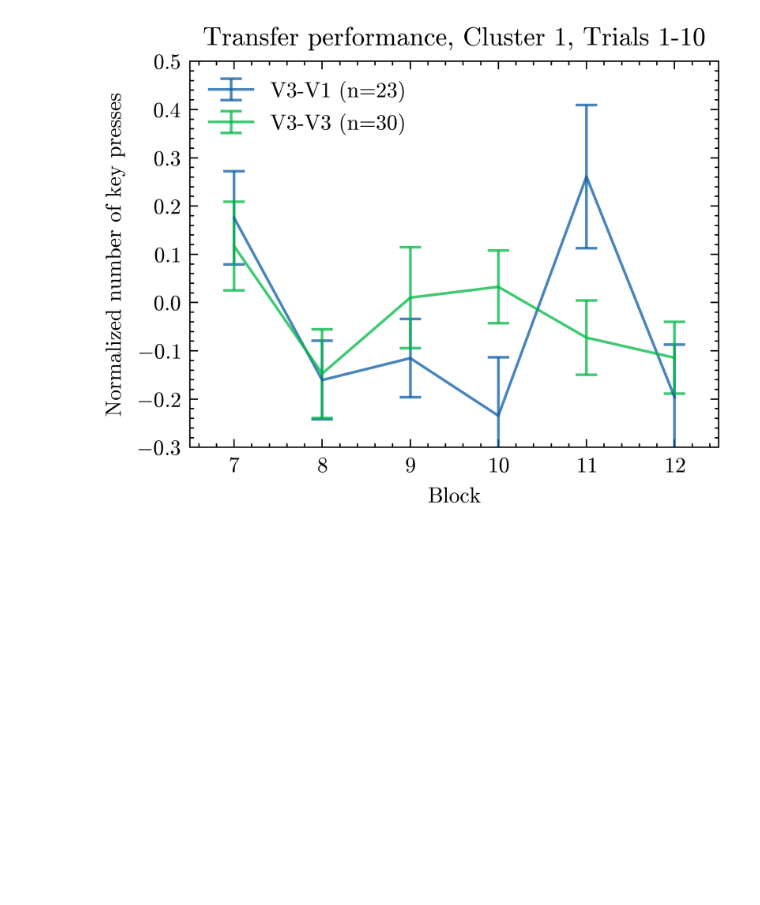
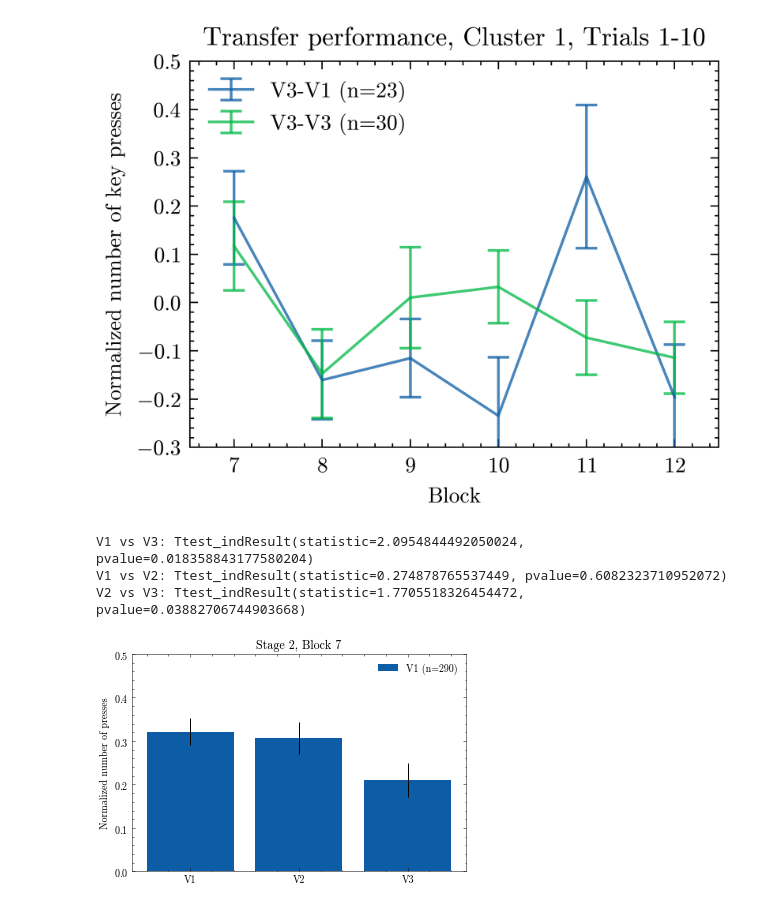
Before and after one commit to jl3676/learning_hierarchy, a Jupyter notebook: analyze_behavior.ipynb, the cells around one changed output. Cells and saved outputs as stored; diff of their text form; code cells hidden in the pictures; blank space fills up the shorter version.

Commit message:
plotting

```diff
--- a/analyze_behavior.ipynb
+++ b/analyze_behavior.ipynb
@@ -224,3 +221,38 @@ plotting.plot_transfer_learning_curves(all_data, meta_data, 'V2-V1', 'V2-V2', ''
 plotting.plot_transfer_learning_curves(all_data, meta_data, 'V3-V1', 'V3-V3', '', exp=[1,2], cluster=1, start_trial=0, trials_to_probe=10, first_press_accuracy=False, save_vector=True)
 # %% [output]
 [figure]
+# %%
+V1_data = helpers.slice_data(all_data, meta_data, 'V1', [1,2], 0)
+V2_data = helpers.slice_data(all_data, meta_data, 'V2', [1,2], 0)
+V3_data = helpers.slice_data(all_data, meta_data, 'V3', [1,2], 0)
+
+num_subjects_1 = V1_data['tr'].shape[0]
+num_subjects_2 = V2_data['tr'].shape[0]
+num_subjects_3 = V3_data['tr'].shape[0]
+
+_, n_presses_stage_2_1 = helpers.calc_mean(V1_data, start_trial=0, trials_to_probe=10)
+n_presses_stage_2_1 -= np.nanmean(n_presses_stage_2_1[:,4:6], axis=1).reshape(-1,1)
+_, n_presses_stage_2_2 = helpers.calc_mean(V2_data, start_trial=0, trials_to_probe=10)
+n_presses_stage_2_2 -= np.nanmean(n_presses_stage_2_2[:,4:6], axis=1).reshape(-1,1)
+_, n_presses_stage_2_3 = helpers.calc_mean(V3_data, start_trial=0, trials_to_probe=10)
+n_presses_stage_2_3 -= np.nanmean(n_presses_stage_2_3[:,4:6], axis=1).reshape(-1,1)
+
+v1_vs_v3 = stats.ttest_ind(n_presses_stage_2_1[:,6], n_presses_stage_2_3[:,6], alternative='greater')
+v1_vs_v2 = stats.ttest_ind(n_presses_stage_2_1[:,6], n_presses_stage_2_2[:,6], alternative='less')
+v2_vs_v3 = stats.ttest_ind(n_presses_stage_2_2[:,6], n_presses_stage_2_3[:,6], alternative='greater')
+
+print(f'V1 vs V3: {v1_vs_v3}')
+print(f'V1 vs V2: {v1_vs_v2}')
+print(f'V2 vs V3: {v2_vs_v3}')
+
+plt.bar(['V1', 'V2', 'V3'], [np.mean(n_presses_stage_2_1[:,6]), np.mean(n_presses_stage_2_2[:,6]), np.mean(n_presses_stage_2_3[:,6])], yerr=[stats.sem(n_presses_stage_2_1[:,6]), stats.sem(n_presses_stage_2_2[:,6]), stats.sem(n_presses_stage_2_3[:,6])])
+plt.ylim([0, 0.5])
+plt.ylabel('Normalized number of presses')
+plt.title('Stage 2, Block 7')
+plt.legend([f'V1 (n={num_subjects_1}), V2 (n={num_subjects_2}), V3 (n={num_subjects_3})'])
+plt.savefig('plots/normalized_presses_block_7.svg', format='svg', dpi=1200)
+# %% [output]
+V1 vs V3: Ttest_indResult(statistic=2.0954844492050024, pvalue=0.018358843177580204)
+V1 vs V2: Ttest_indResult(statistic=0.274878765537449, pvalue=0.6082323710952072)
+V2 vs V3: Ttest_indResult(statistic=1.7705518326454472, pvalue=0.03882706744903668)
+[figure, added]
```
Also changed, not shown: parts of 1 cell of this notebook, 3 other files.
